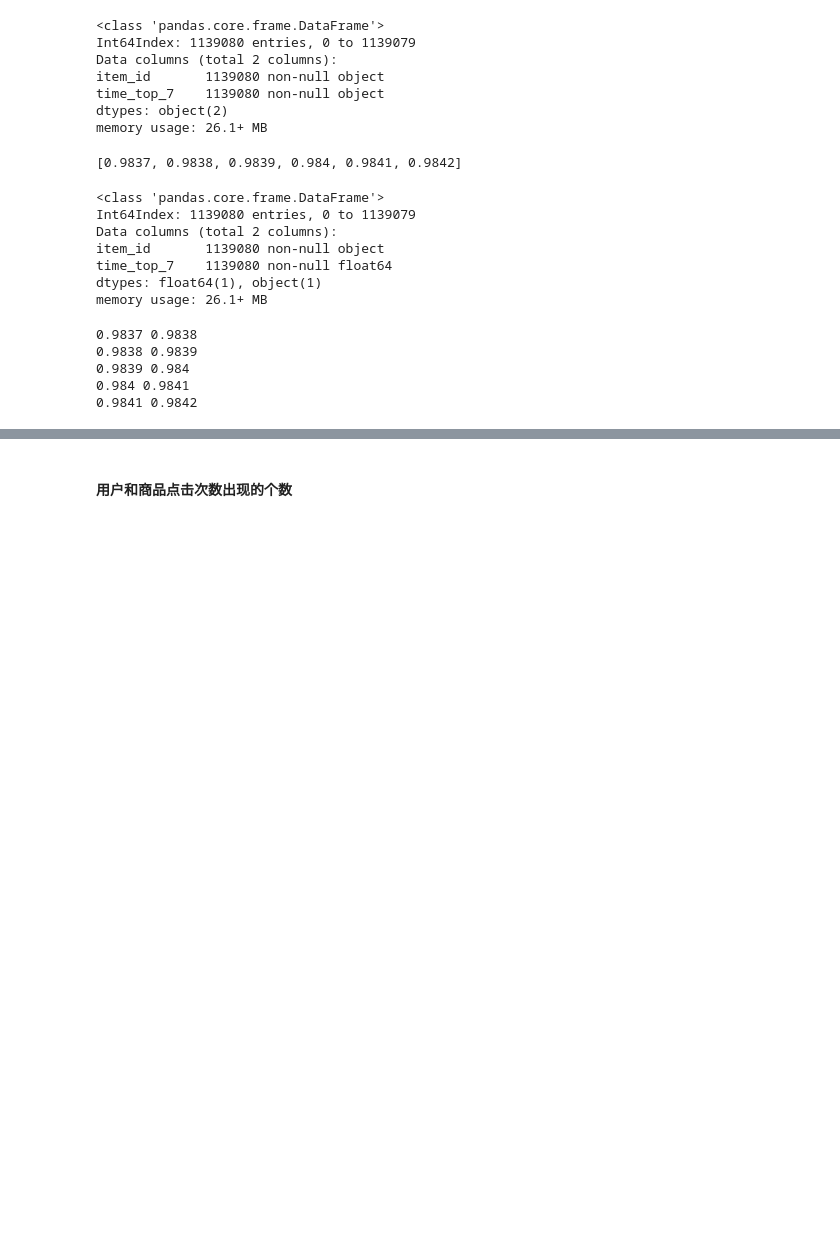
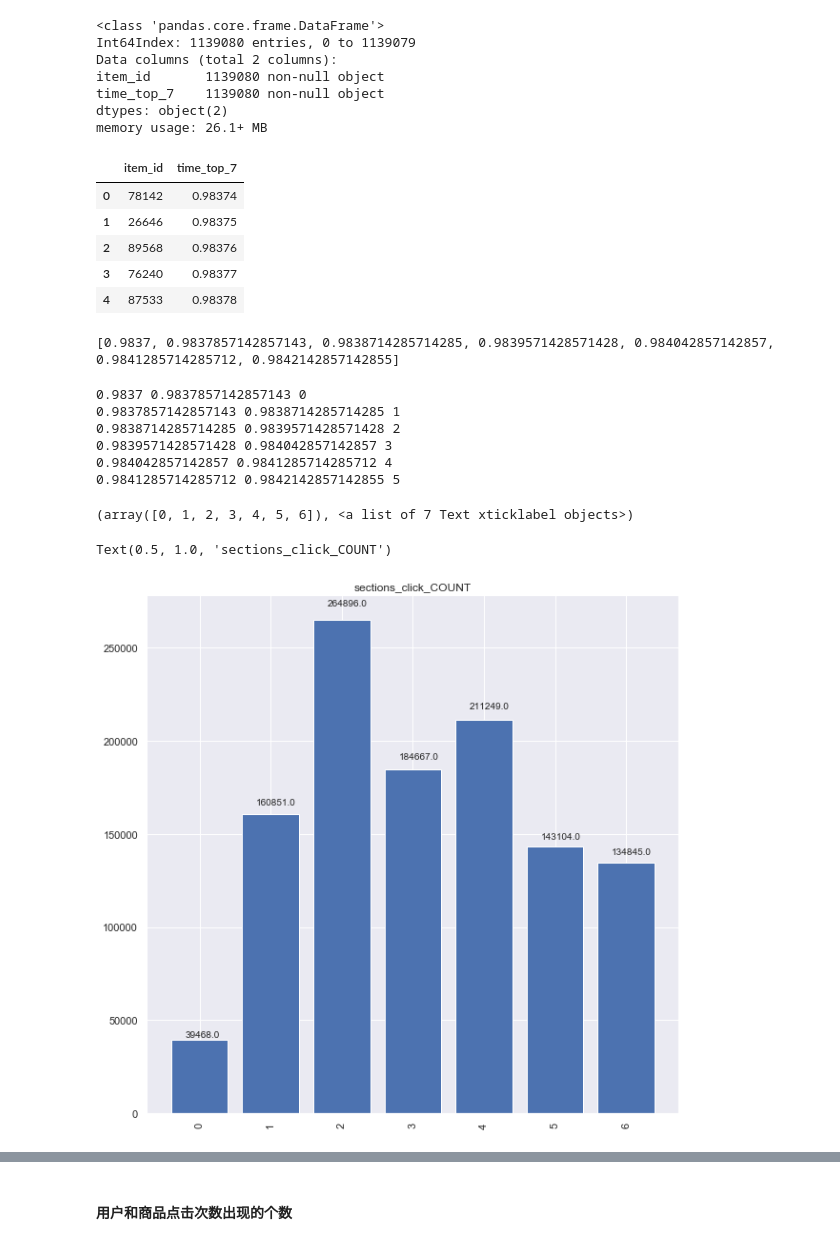
Before and after one commit to bangbangzhou/KDD_2020_Challenges_for_Modern_E-Commerce, a Jupyter notebook: code/data_analysis.ipynb, the cells around one changed output, grey strips where cells are left out. Cells and saved outputs as stored; diff of their text form; code cells hidden in the pictures; blank space fills up the shorter version.

```diff
--- a/code/data_analysis.ipynb
+++ b/code/data_analysis.ipynb
@@ -463,13 +459,3 @@ item_id       1139080 non-null object
 time_top_7    1139080 non-null object
 dtypes: object(2)
 memory usage: 26.1+ MB
-# %%
-
-
-app=[]
-
-for i in range(98370,98430,10):
-    app.append(i/100000)
-app
-# %% [output]
-[0.9837, 0.9838, 0.9839, 0.984, 0.9841, 0.9842]
@@ -478,25 +462,53 @@ train_click_item_top["time_top_7"]=train_click_item_top["time_top_7"].apply(lamb
 # %%
-train_click_item_top.info()
+train_click_item_top.head()
 # %% [output]
-<class 'pandas.core.frame.DataFrame'>
-Int64Index: 1139080 entries, 0 to 1139079
-Data columns (total 2 columns):
-item_id       1139080 non-null object
-time_top_7    1139080 non-null float64
-dtypes: float64(1), object(1)
-memory usage: 26.1+ MB
+|  | item_id | time_top_7 |
+| 0 | 78142 | 0.98374 |
+| 1 | 26646 | 0.98375 |
+| 2 | 89568 | 0.98376 |
+| 3 | 76240 | 0.98377 |
+| 4 | 87533 | 0.98378 |
 # %%
 
-
-all_train_data = pd.DataFrame( columns=['item_id', 'time_top_7',"section"])
+import numpy as np
+app=[]
+nums=8
+col="time_top_{0}".format(15)
+train_click_item_top15=train_click[["item_id",col]]
+train_click_item_top15["time_top_15"]=train_click_item_top15["time_top_15"].apply(lambda x:float('%.13f' % float(x)))
+for i in np.arange(0.98370,0.98430,(0.98430 - 0.98370)/ 7):
+    app.append(i)
+app
+all_train_data = pd.DataFrame( columns=['item_id', 'time_top_15',"section"])
 for i in range(0,len(app)-1):
-    print(app[i],app[i+1])
-    train_click_item_top_n=train_click_item_top[(train_click_item_top["time_top_7"]>=app[i])&(train_click_item_top["time_top_7"]<app[i+1])]
+    print(app[i],app[i+1],i)
+    train_click_item_top_n=train_click_item_top15[(train_click_item_top15["time_top_15"]>=app[i])&(train_click_item_top15["time_top_15"]<app[i+1])]
     train_click_item_top_n["section"]=i
     all_train_data = pd.concat([all_train_data, train_click_item_top_n])
+
+train_click_item_top_nn=train_click_item_top15[(train_click_item_top15["time_top_15"]>=app[len(app)-1])]
+train_click_item_top_nn["section"]=len(app)-1
+all_train_data = pd.concat([all_train_data, train_click_item_top_nn])
 # %% [output]
-0.9837 0.9838
-0.9838 0.9839
-0.9839 0.984
-0.984 0.9841
-0.9841 0.9842
+[0.9837, 0.9837857142857143, 0.9838714285714285, 0.9839571428571428, 0.984042857142857, 0.9841285714285712, 0.9842142857142855]
+0.9837 0.9837857142857143 0
+0.9837857142857143 0.9838714285714285 1
+0.9838714285714285 0.9839571428571428 2
+0.9839571428571428 0.984042857142857 3
+0.984042857142857 0.9841285714285712 4
+0.9841285714285712 0.9842142857142855 5
+# %%
+all_train_data_count=all_train_data["section"].value_counts().to_frame().reset_index()
+all_train_data_count.columns=["sections","section_count"]
+all_train_data_count=all_train_data_count.sort_values(axis=0,by=["sections"])
+# %%
+click_count_fig1=plt.bar(  range(len(all_train_data_count.sections)),all_train_data_count["section_count"].values ,
+          width=0.8,tick_label = all_train_data_count["sections"])
+autolabel(click_count_fig1)
+plt.xticks(rotation = 90)
+plt.title('sections_click_COUNT')
+plt.show()
+# %% [output]
+(array([0, 1, 2, 3, 4, 5, 6]), <a list of 7 Text xticklabel objects>)
+Text(0.5, 1.0, 'sections_click_COUNT')
+[figure, added]
```
Also changed, not shown: parts of 42 cells of this notebook.
